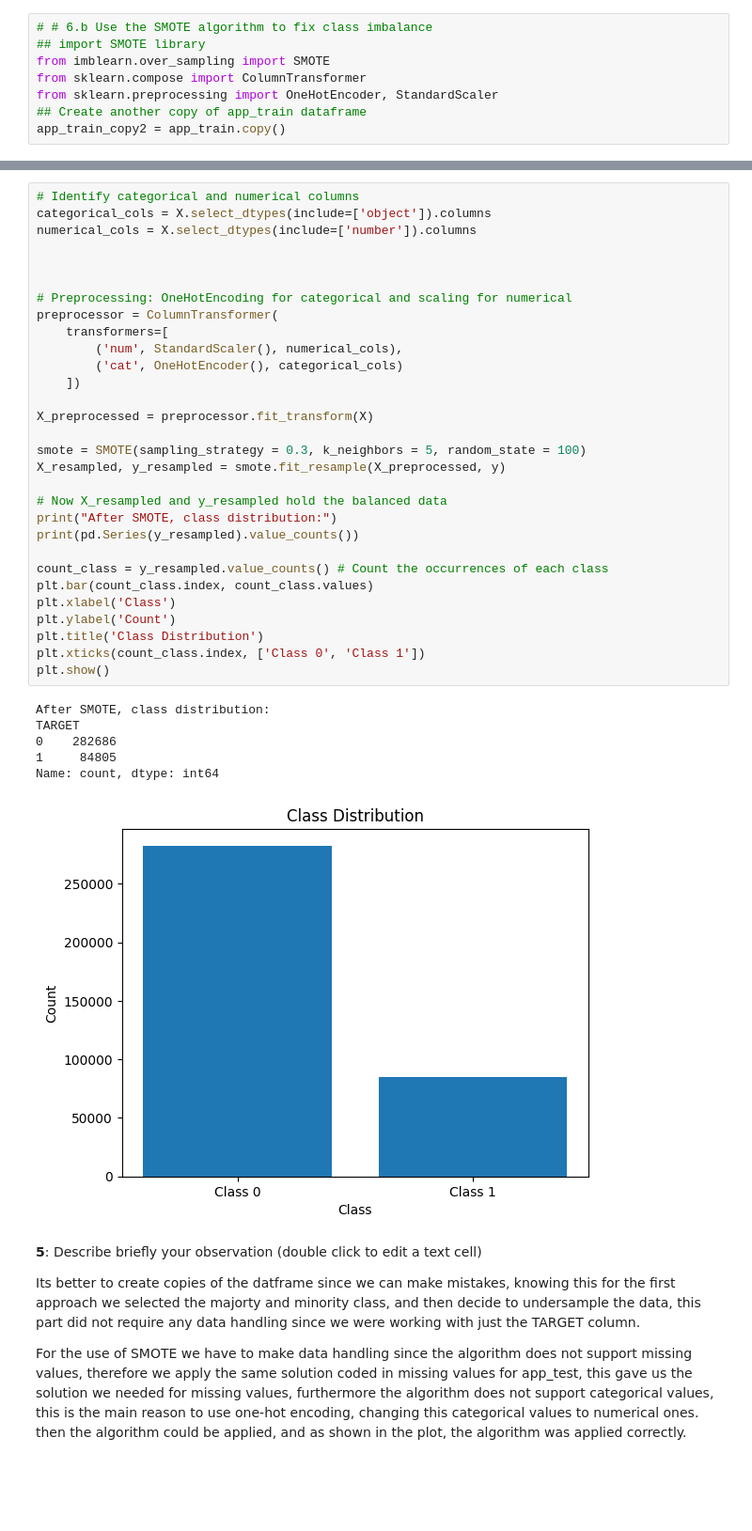
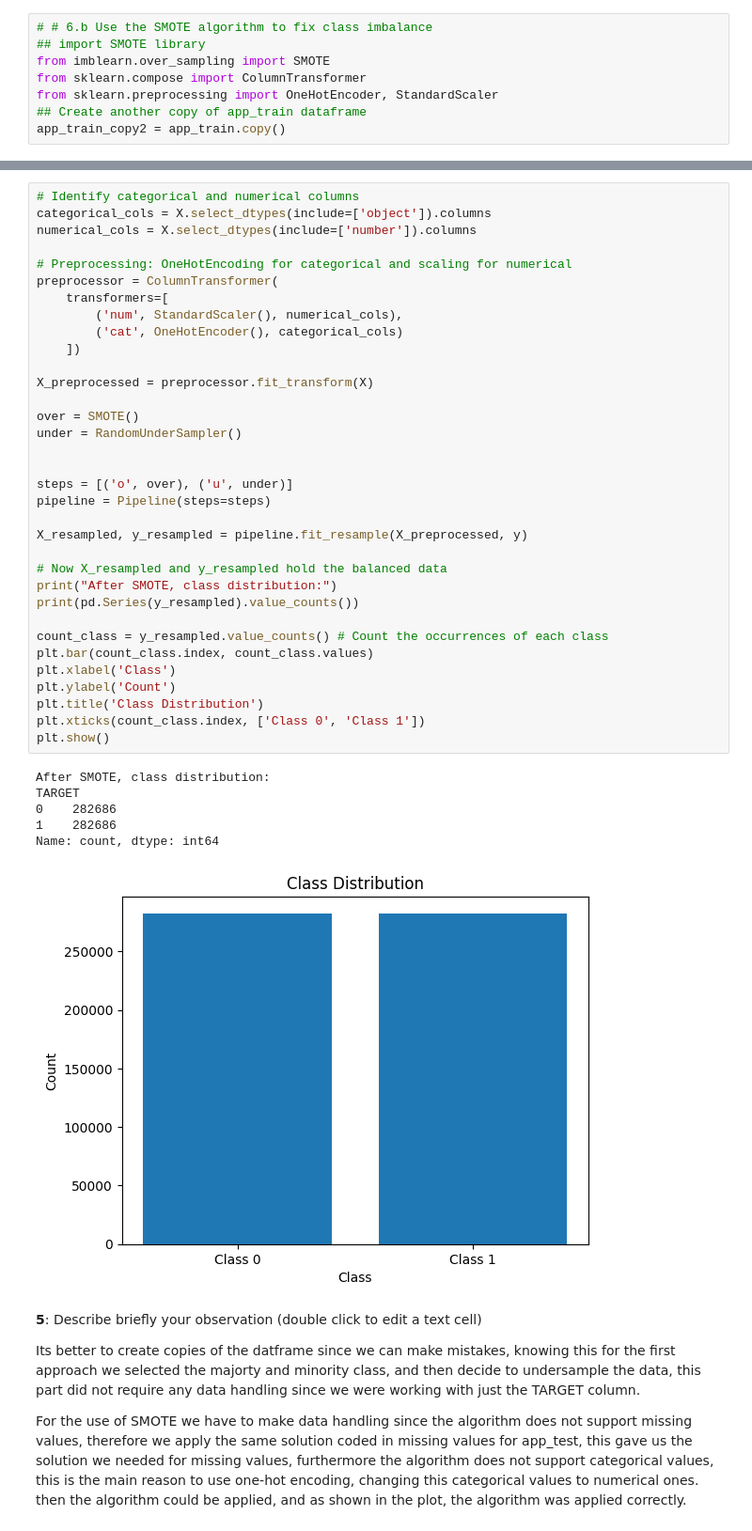
Before and after one commit to coldstrel/applied-ml-mids-2024, a Jupyter notebook: Project_Part_1.ipynb, the cells around one changed output, grey strips where cells are left out. Shown: that part at 94% size. Drawn from its saved outputs; the diff is of its cells as text; blank space fills up the shorter version.

Commit message:
undersampling anomalies

```diff
--- a/Project_Part_1.ipynb
+++ b/Project_Part_1.ipynb
@@ -301,39 +305,43 @@ dtype: int64
 # Identify categorical and numerical columns
 categorical_cols = X.select_dtypes(include=['object']).columns
 numerical_cols = X.select_dtypes(include=['number']).columns
-
-
 
 # Preprocessing: OneHotEncoding for categorical and scaling for numerical
 preprocessor = ColumnTransformer(
     transformers=[
         ('num', StandardScaler(), numerical_cols),
         ('cat', OneHotEncoder(), categorical_cols)
     ])
 
 X_preprocessed = preprocessor.fit_transform(X)
 
-smote = SMOTE(sampling_strategy = 0.3, k_neighbors = 5, random_state = 100)
-X_resampled, y_resampled = smote.fit_resample(X_preprocessed, y)
+over = SMOTE()
+under = RandomUnderSampler()
+
+
+steps = [('o', over), ('u', under)]
+pipeline = Pipeline(steps=steps)
+
+X_resampled, y_resampled = pipeline.fit_resample(X_preprocessed, y)
 
 # Now X_resampled and y_resampled hold the balanced data
 print("After SMOTE, class distribution:")
 print(pd.Series(y_resampled).value_counts())
 
 count_class = y_resampled.value_counts() # Count the occurrences of each class
 plt.bar(count_class.index, count_class.values)
 plt.xlabel('Class')
 plt.ylabel('Count')
 plt.title('Class Distribution')
 plt.xticks(count_class.index, ['Class 0', 'Class 1'])
 plt.show()
 # %% [output]
 After SMOTE, class distribution:
 TARGET
 0    282686
-1     84805
+1    282686
 Name: count, dtype: int64
-[figure, old version]
+[figure, new version]
 # %% [markdown]
 **5**: Describe briefly your observation (double click to edit a text cell)
 
```
Also changed, not shown: parts of 48 cells of this notebook.
